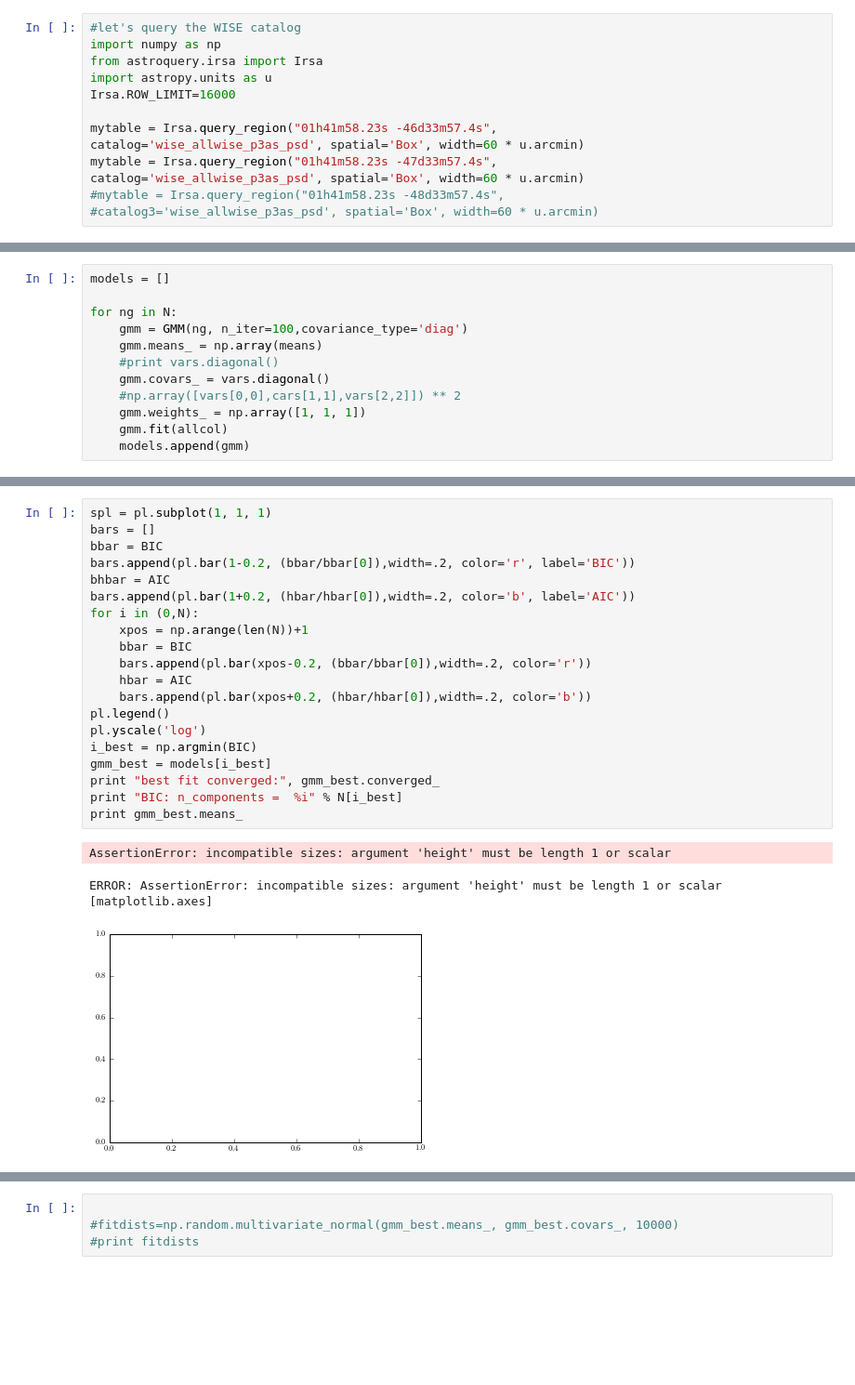
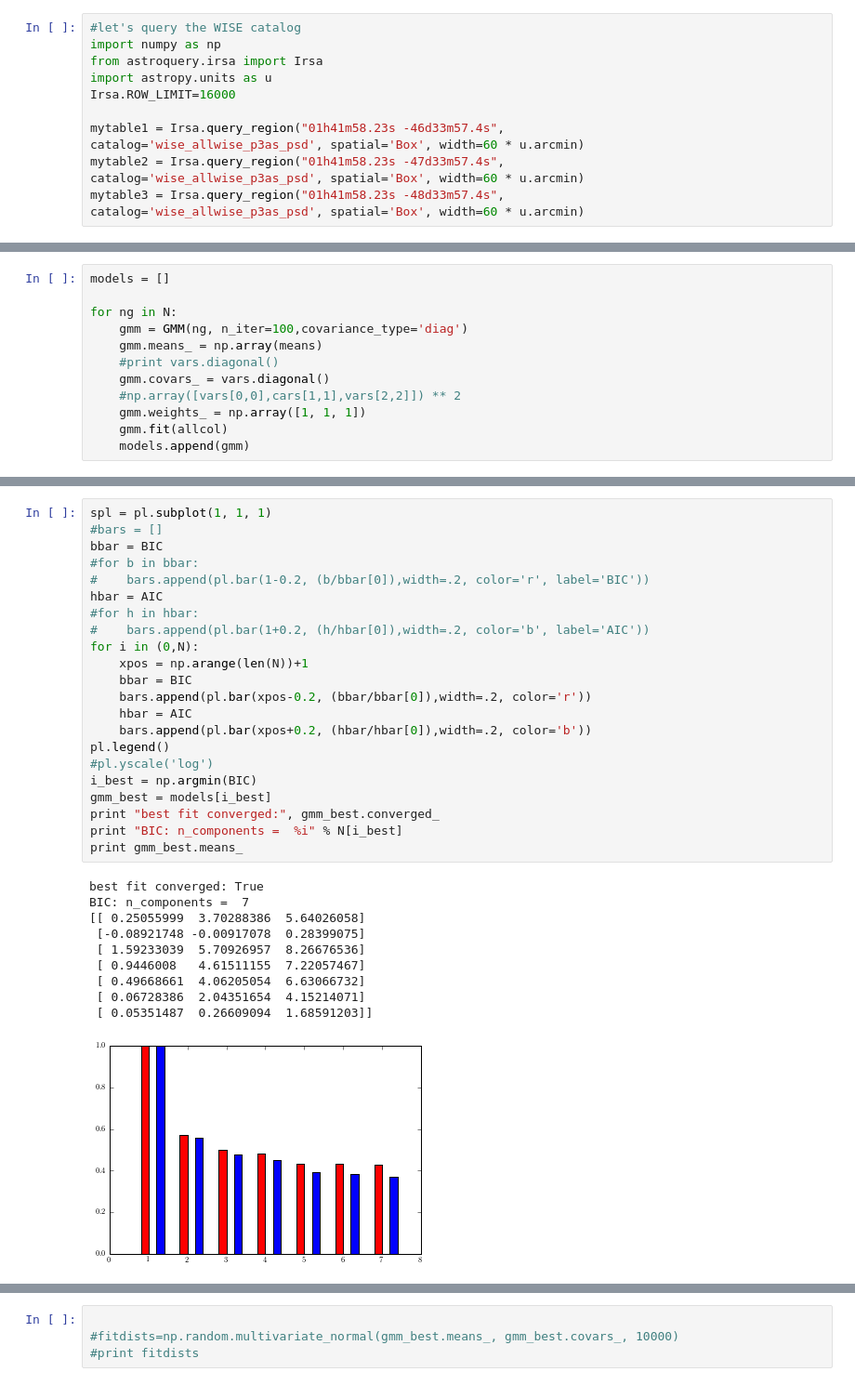
Before and after one commit to adrn/NYCastroML, a Jupyter notebook: hacks/wisehack_EM.ipynb, the cells around one changed output, grey strips where cells are left out. Shown at 93% size. Drawn from its saved outputs; the diff is of its cells as text; blank space fills up the shorter version.

```diff
--- a/hacks/wisehack_EM.ipynb
+++ b/hacks/wisehack_EM.ipynb
@@ -5,9 +5,9 @@ from astroquery.irsa import Irsa
 import astropy.units as u
 Irsa.ROW_LIMIT=16000
 
-mytable = Irsa.query_region("01h41m58.23s -46d33m57.4s",
+mytable1 = Irsa.query_region("01h41m58.23s -46d33m57.4s",
 catalog='wise_allwise_p3as_psd', spatial='Box', width=60 * u.arcmin)
-mytable = Irsa.query_region("01h41m58.23s -47d33m57.4s",
+mytable2 = Irsa.query_region("01h41m58.23s -47d33m57.4s",
 catalog='wise_allwise_p3as_psd', spatial='Box', width=60 * u.arcmin)
-#mytable = Irsa.query_region("01h41m58.23s -48d33m57.4s",
-#catalog3='wise_allwise_p3as_psd', spatial='Box', width=60 * u.arcmin)
+mytable3 = Irsa.query_region("01h41m58.23s -48d33m57.4s",
+catalog='wise_allwise_p3as_psd', spatial='Box', width=60 * u.arcmin)
@@ -231,28 +232,37 @@ pl.scatter(range(len(AIC)),AIC)
 [figure]
 # %%
 spl = pl.subplot(1, 1, 1)
-bars = []
+#bars = []
 bbar = BIC
-bars.append(pl.bar(1-0.2, (bbar/bbar[0]),width=.2, color='r', label='BIC'))
-bhbar = AIC
-bars.append(pl.bar(1+0.2, (hbar/hbar[0]),width=.2, color='b', label='AIC'))
+#for b in bbar:
+#    bars.append(pl.bar(1-0.2, (b/bbar[0]),width=.2, color='r', label='BIC'))
+hbar = AIC
+#for h in hbar:
+#    bars.append(pl.bar(1+0.2, (h/hbar[0]),width=.2, color='b', label='AIC'))
 for i in (0,N):
     xpos = np.arange(len(N))+1
     bbar = BIC
     bars.append(pl.bar(xpos-0.2, (bbar/bbar[0]),width=.2, color='r'))
     hbar = AIC
     bars.append(pl.bar(xpos+0.2, (hbar/hbar[0]),width=.2, color='b'))
 pl.legend()
-pl.yscale('log')
+#pl.yscale('log')
 i_best = np.argmin(BIC)
 gmm_best = models[i_best]
 print "best fit converged:", gmm_best.converged_
 print "BIC: n_components =  %i" % N[i_best]
 print gmm_best.means_
 # %% [output]
-AssertionError: incompatible sizes: argument 'height' must be length 1 or scalar
+best fit converged: True
+BIC: n_components =  7
+[[ 0.25055999  3.70288386  5.64026058]
+ [-0.08921748 -0.00917078  0.28399075]
+ [ 1.59233039  5.70926957  8.26676536]
+ [ 0.9446008   4.61511155  7.22057467]
+ [ 0.49668661  4.06205054  6.63066732]
+ [ 0.06728386  2.04351654  4.15214071]
+ [ 0.05351487  0.26609094  1.68591203]]
-ERROR: AssertionError: incompatible sizes: argument 'height' must be length 1 or scalar [matplotlib.axes]
-[figure, old version]
+[figure, new version]
 # %%
 print AIC,BIC
 # %% [output]
```
Also changed, not shown: parts of 8 cells of this notebook.
